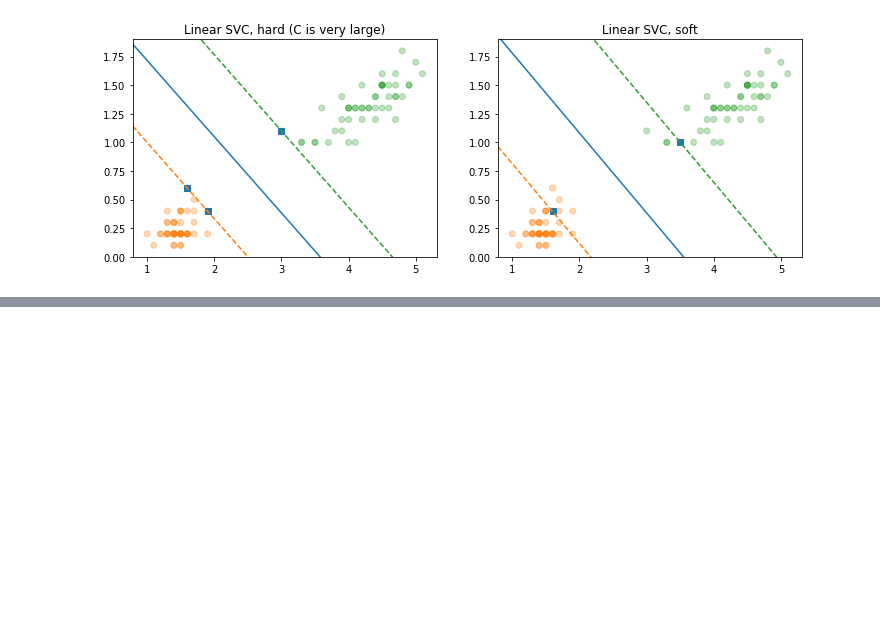
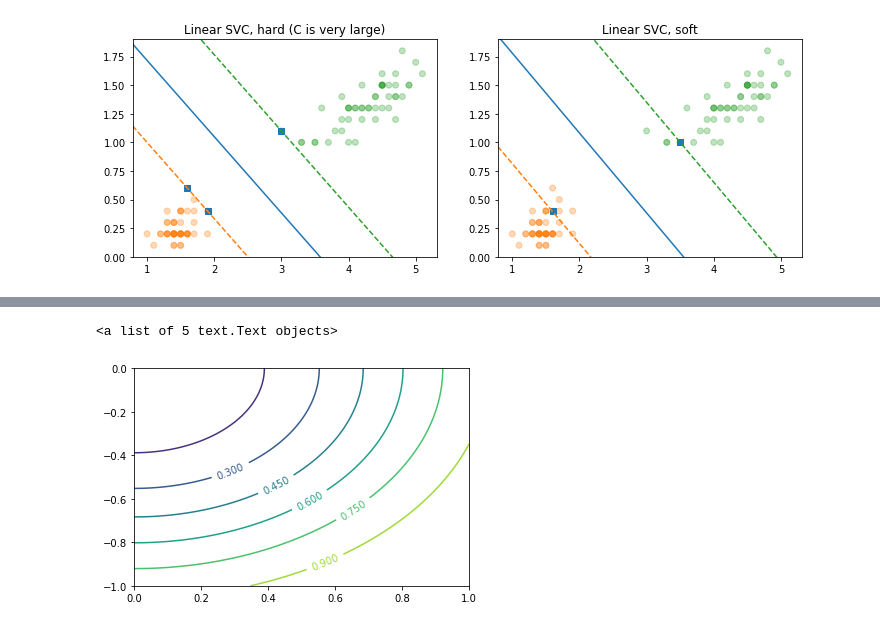
Before and after one commit to JiaRu2016/LiHang_StatisticalLearningMethod, a Jupyter notebook: C7-SVM/SVM.ipynb, the cells around one changed output, grey strips where cells are left out. Saved outputs shown, nothing was run; the diff lists cells and outputs as text; code cells hidden in the pictures; blank space fills up the shorter version.

```diff
--- a/C7-SVM/SVM.ipynb
+++ b/C7-SVM/SVM.ipynb
@@ -330,0 +466,10 @@ Text(0.5, 1.0, 'Linear SVC, soft')
+# %%
+fig, ax = plt.subplots()
+
+cs = ax.contour(x, y, z)  # __class__ is QuadContourSet (matplotlib.contour.QuadContourSet)
+
+ax.clabel(cs, cs.levels[2:])  #  Docstring: Label a contour plot. Call signature:: `clabel(cs, [levels,] **kwargs)`
+#ax.clabel(cs)
+# %% [output]
+<a list of 5 text.Text objects>
+[figure, added]
```
Also changed, not shown: parts of 22 cells of this notebook.
